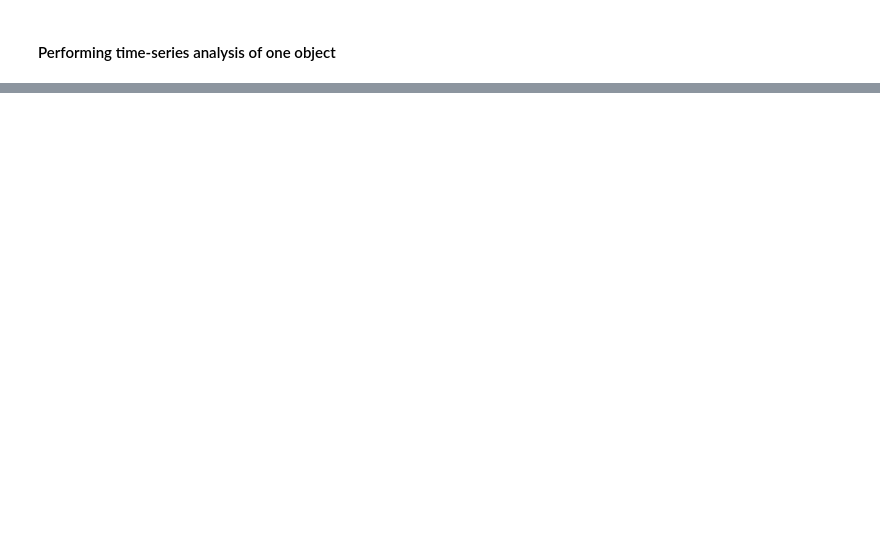
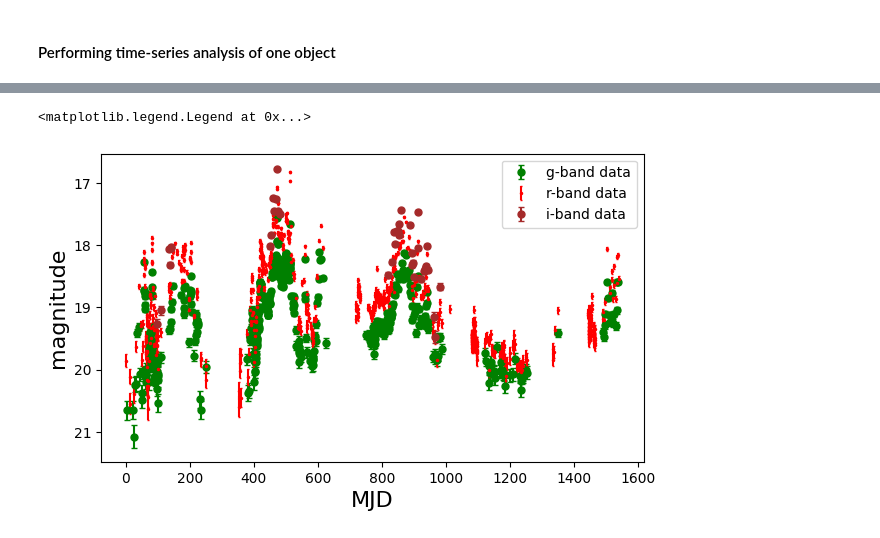
Before and after one commit to swyatt7/ADASS_LSDB_tutorial, a Jupyter notebook: nb/section4.ipynb, the cells around one changed output, grey strips where cells are left out. Saved outputs shown, nothing was run; the diff lists cells and outputs as text; code cells hidden in the pictures; blank space fills up the shorter version.

```diff
--- a/nb/section4.ipynb
+++ b/nb/section4.ipynb
@@ -196,2 +226,39 @@ Dask Name: from-delayed, 16 graph layers
+# %%
+period = 1.0/0.997221
+one_object = ztf_sample_with_sources.query("ps1_objid == 144850309344693189")
+one_object_gband = one_object.query("band == \"g\"")
+one_object_rband = one_object.query("band == \"r\"")
+one_object_iband = one_object.query("band == \"i\"")
+
+gband_mjd, gband_mag, gband_magerr = one_object_gband["mjd"], one_object_gband["mag"], one_object_gband["magerr"]
+rband_mjd, rband_mag, rband_magerr = one_object_rband["mjd"], one_object_rband["mag"], one_object_rband["magerr"]
+iband_mjd, iband_mag, iband_magerr = one_object_iband["mjd"], one_object_iband["mag"], one_object_iband["magerr"]
+
+
+
+r_mjd_0 = rband_mjd.values.tolist()
+t0 = min(r_mjd_0)
+g_mjd_0 = [x - t0 for x in gband_mjd.values.tolist()]
+r_mjd_0 = [x - t0 for x in r_mjd_0]
+i_mjd_0 = [x - t0 for x in iband_mjd.values.tolist()]
+
+folded_gmjd = [x % period for x in g_mjd_0]
+folded_rmjd = [x % period for x in r_mjd_0]
+folded_imjd = [x % period for x in i_mjd_0]
+
+plt.figure(figsize=(7,4))
+plt.errorbar(g_mjd_0, gband_mag, yerr=gband_magerr,\
+              c="green", label = 'g-band data', ls='', marker='.', ms=10, capsize=2)
+plt.errorbar(r_mjd_0, rband_mag, yerr=rband_magerr,\
+             c="red", label = 'r-band data', ls='', marker='.', ms=3, capsize=1)
+plt.errorbar(i_mjd_0, iband_mag, yerr=iband_magerr,\
+             c="brown", label = 'i-band data', ls='', marker='.', ms=10, capsize=2)
+plt.xlabel('MJD', fontsize=16)
+plt.ylabel('magnitude', fontsize=16)
+plt.gca().invert_yaxis()
+plt.legend()
+# %% [output]
+<matplotlib.legend.Legend at 0x...>
+[figure, added]
 # %%
 client.shutdown()
```
Also changed, not shown: parts of 20 cells of this notebook.
